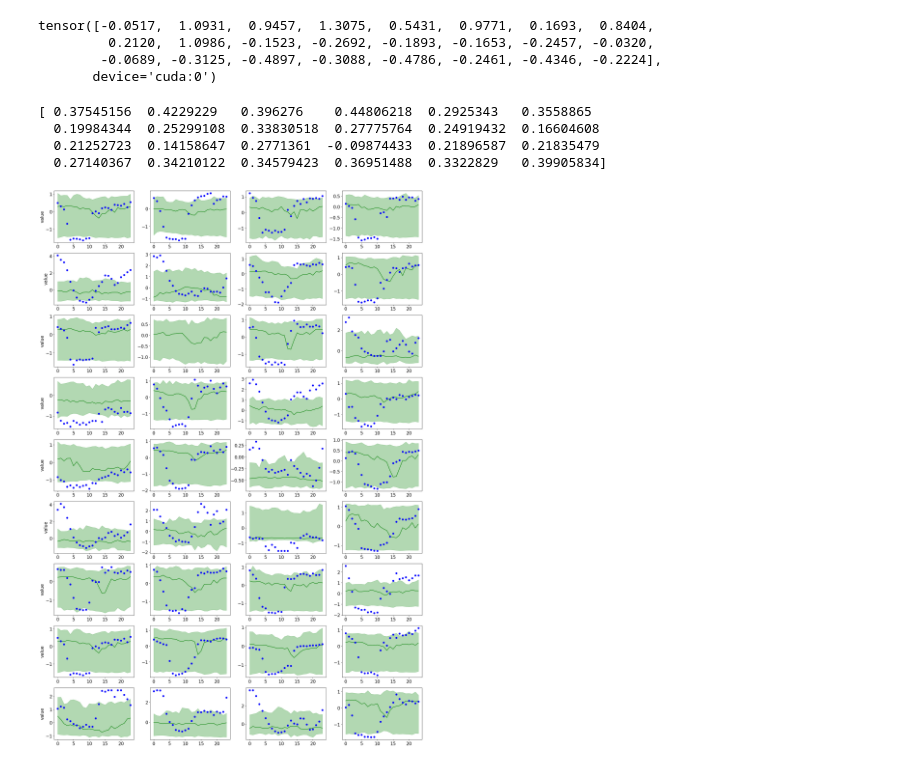
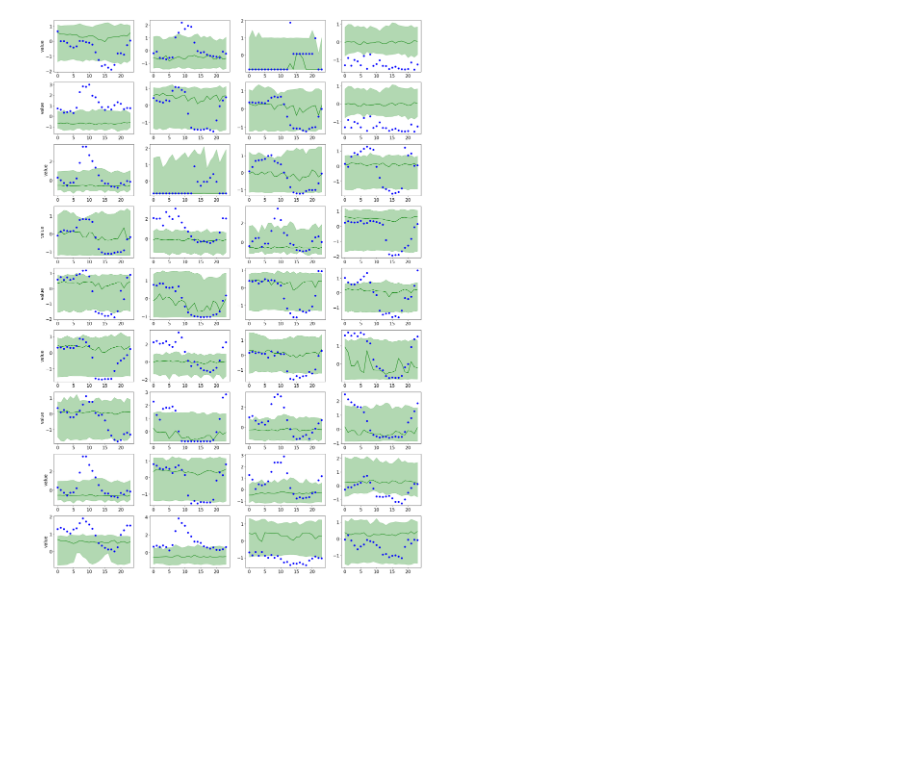
Before and after one commit to sej2020/Diffusion-TS-Storage, a Jupyter notebook: visualize_elec_TW.ipynb, the cells around one changed output. Saved outputs shown, nothing was run; the diff lists cells and outputs as text; code cells hidden in the pictures; blank space fills up the shorter version.

```diff
--- a/visualize_elec_TW.ipynb
+++ b/visualize_elec_TW.ipynb
@@ -9,7 +9,12 @@ import random
 def get_quantile(samples,q,dim=1):
     return torch.quantile(samples,q,dim=dim).cpu().numpy()
 # %%
-datafolder = 'forecasting_electricity_20241027_153221' # set the folder name
+folder_dict = {
+    "conditional": "forecasting_electricity_20241026_145154",
+    "original_unconditional": "forecasting_electricity_20241026_235538",
+    "true_unconditional": "forecasting_electricity_20241029_132314",
+}
+datafolder = folder_dict['true_unconditional'] # set the folder name
 nsample = 50 # number of generated sample
 
 path = './save/'+datafolder+'/generated_outputs_nsample' + str(nsample) + '.pk'
@@ -23,45 +28,33 @@ all_given_np = all_observed_np - all_evalpoint_np
 
 K = samples.shape[-1] #feature
 L = samples.shape[-2] #time length
-print(samples[10,1,:,5])
-# %% [output]
-tensor([-0.0517,  1.0931,  0.9457,  1.3075,  0.5431,  0.9771,  0.1693,  0.8404,
-         0.2120,  1.0986, -0.1523, -0.2692, -0.1893, -0.1653, -0.2457, -0.0320,
-        -0.0689, -0.3125, -0.4897, -0.3088, -0.4786, -0.2461, -0.4346, -0.2224],
-       device='cuda:0')
 # %%
 qlist =[0.05,0.25,0.5,0.75,0.95]
 quantiles_imp= []
 for q in qlist:
-    quantiles_imp.append(get_quantile(samples, q, dim=1))#*(1-all_given_np) + all_target_np * all_given_np)
-print(quantiles_imp[2][1,:,5])
+    quantiles_imp.append(get_quantile(samples, q, dim=1)*(1-all_given_np) + all_target_np * all_given_np)
-# %% [output]
-[ 0.37545156  0.4229229   0.396276    0.44806218  0.2925343   0.3558865
-  0.19984344  0.25299108  0.33830518  0.27775764  0.24919432  0.16604608
-  0.21252723  0.14158647  0.2771361  -0.09874433  0.21896587  0.21835479
-  0.27140367  0.34210122  0.34579423  0.36951488  0.3322829   0.39905834]
 # %%
-dataind = 12 #change to visualize a different time-series sample
+dataind = 4 #change to visualize a different time-series sample
 
 plt.rcParams["font.size"] = 16
 fig, axes = plt.subplots(nrows=9, ncols=4,figsize=(24.0, 36.0))
 K_list = [random.randint(0,K-1) for i in range(36)]
 
 for i_k, k in enumerate(K_list):
     df = pd.DataFrame({"x":np.arange(0,L), "val":all_target_np[dataind,:,k], "y":all_evalpoint_np[dataind,:,k]})
     df = df[df.y != 0]
     df2 = pd.DataFrame({"x":np.arange(0,L), "val":all_target_np[dataind,:,k], "y":all_given_np[dataind,:,k]})
     df2 = df2[df2.y != 0]
     row = i_k // 4
     col = i_k % 4
     axes[row][col].plot(range(0,L), quantiles_imp[2][dataind,:,k], color = 'g',linestyle='solid',label='CSDI')
     axes[row][col].fill_between(range(0,L), quantiles_imp[0][dataind,:,k],quantiles_imp[4][dataind,:,k],
                     color='g', alpha=0.3)
     axes[row][col].plot(df.x,df.val, color = 'b',marker = 'o', linestyle='None')
     axes[row][col].plot(df2.x,df2.val, color = 'r',marker = 'x', linestyle='None')
     if col == 0:
         plt.setp(axes[row, 0], ylabel='value')
     if row == -1:
         plt.setp(axes[-1, col], xlabel='time')
 # %% [output]
-[figure, old version]
+[figure, new version]
```
Also changed, not shown: 7 other files.
